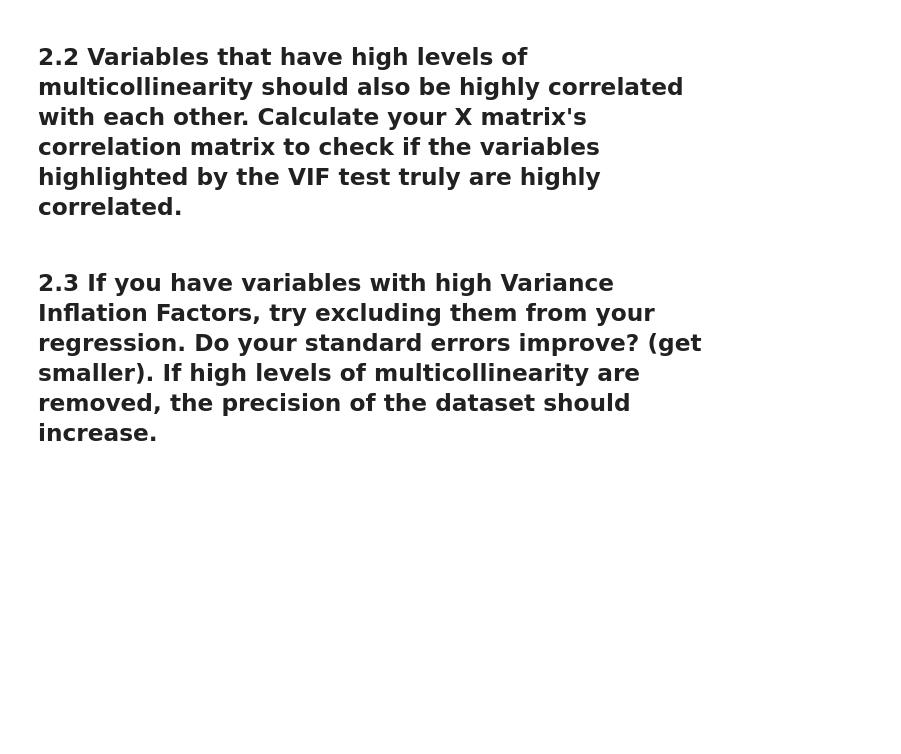
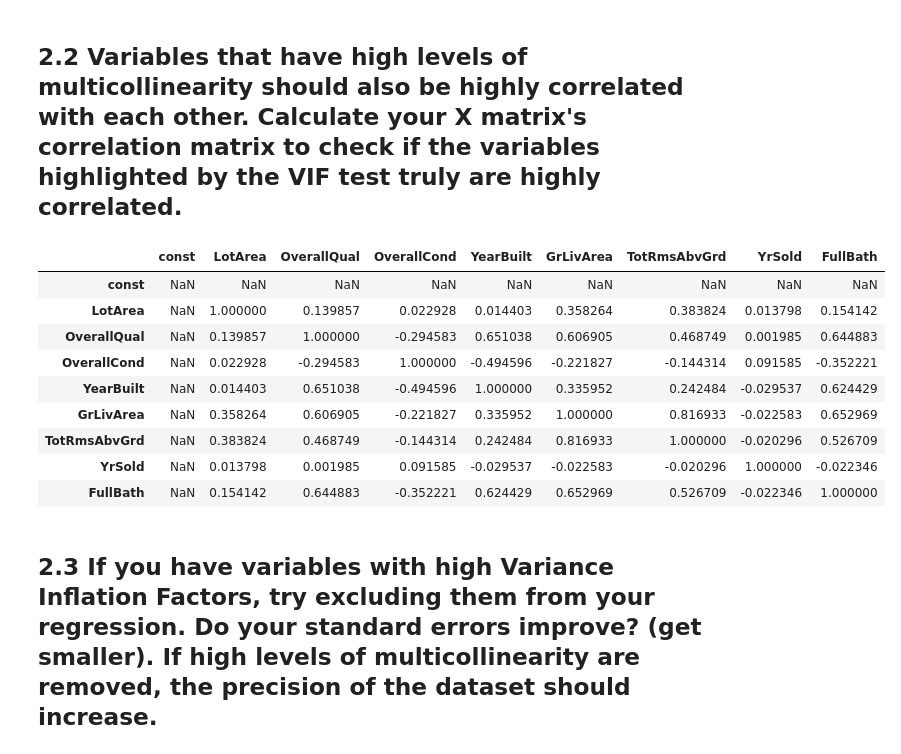
Before and after one commit to damerei/DS-Unit-2-Sprint-2-Regression, a Jupyter notebook: module3-regression-diagnostics/regression-diagnostics-assignment.ipynb, the cells around one changed output. Cells and saved outputs as stored; diff of their text form; code cells hidden in the pictures; blank space fills up the shorter version.

```diff
--- a/module3-regression-diagnostics/regression-diagnostics-assignment.ipynb
+++ b/module3-regression-diagnostics/regression-diagnostics-assignment.ipynb
@@ -124,0 +134,8 @@ strong multicollinearity or other numerical problems.
+# %%
+X = df[['LotArea', 'OverallQual', 'OverallCond', 'YearBuilt',
+     'GrLivArea', 'TotRmsAbvGrd', 'YrSold', 'FullBath']]
+y = df['SalePrice']
+
+model = sm.OLS(y, sm.add_constant(X))
+results = model.fit()
+print(results.summary())
@@ -128,0 +162,10 @@ strong multicollinearity or other numerical problems.
+# %%
+##### Your Code Here #####
+
+X = df[['LotArea', 'OverallQual', 'OverallCond', 'YearBuilt',
+     'GrLivArea', 'TotRmsAbvGrd', 'YrSold', 'FullBath']]
+y = np.log(df['SalePrice'])
+
+model = sm.OLS(y, sm.add_constant(X))
+results = model.fit()
+print(results.summary())
@@ -132,0 +192,8 @@ strong multicollinearity or other numerical problems.
+# %%
+##### Your Code Here #####
+
+from statsmodels.stats.outliers_influence import variance_inflation_factor
+
+X = sm.add_constant(X)
+vif = [variance_inflation_factor(X.values, i) for i in range(len(X.columns))]
+pd.Series(vif, X.columns)
@@ -134,6 +212,19 @@ strong multicollinearity or other numerical problems.
 ## 2.2 Variables that have high levels of multicollinearity should also be highly correlated with each other. Calculate your X matrix's correlation matrix to check if the variables highlighted by the VIF test truly are highly correlated.
 # %%
 ##### Your Code Here #####
+
+X.corr()
+# %% [output]
+|  | const | LotArea | OverallQual | OverallCond | YearBuilt | GrLivArea | TotRmsAbvGrd | YrSold | FullBath |
+| const | NaN | NaN | NaN | NaN | NaN | NaN | NaN | NaN | NaN |
+| LotArea | NaN | 1.000000 | 0.139857 | 0.022928 | 0.014403 | 0.358264 | 0.383824 | 0.013798 | 0.154142 |
+| OverallQual | NaN | 0.139857 | 1.000000 | -0.294583 | 0.651038 | 0.606905 | 0.468749 | 0.001985 | 0.644883 |
+| OverallCond | NaN | 0.022928 | -0.294583 | 1.000000 | -0.494596 | -0.221827 | -0.144314 | 0.091585 | -0.352221 |
+| YearBuilt | NaN | 0.014403 | 0.651038 | -0.494596 | 1.000000 | 0.335952 | 0.242484 | -0.029537 | 0.624429 |
+| GrLivArea | NaN | 0.358264 | 0.606905 | -0.221827 | 0.335952 | 1.000000 | 0.816933 | -0.022583 | 0.652969 |
+| TotRmsAbvGrd | NaN | 0.383824 | 0.468749 | -0.144314 | 0.242484 | 0.816933 | 1.000000 | -0.020296 | 0.526709 |
+| YrSold | NaN | 0.013798 | 0.001985 | 0.091585 | -0.029537 | -0.022583 | -0.020296 | 1.000000 | -0.022346 |
+| FullBath | NaN | 0.154142 | 0.644883 | -0.352221 | 0.624429 | 0.652969 | 0.526709 | -0.022346 | 1.000000 |
 # %% [markdown]
 ## 2.3 If you have variables with high Variance Inflation Factors, try excluding them from your regression. Do your standard errors improve? (get smaller). If high levels of multicollinearity are removed, the precision of the dataset should increase.
 # %%
```
Also changed, not shown: parts of 17 cells of this notebook.
